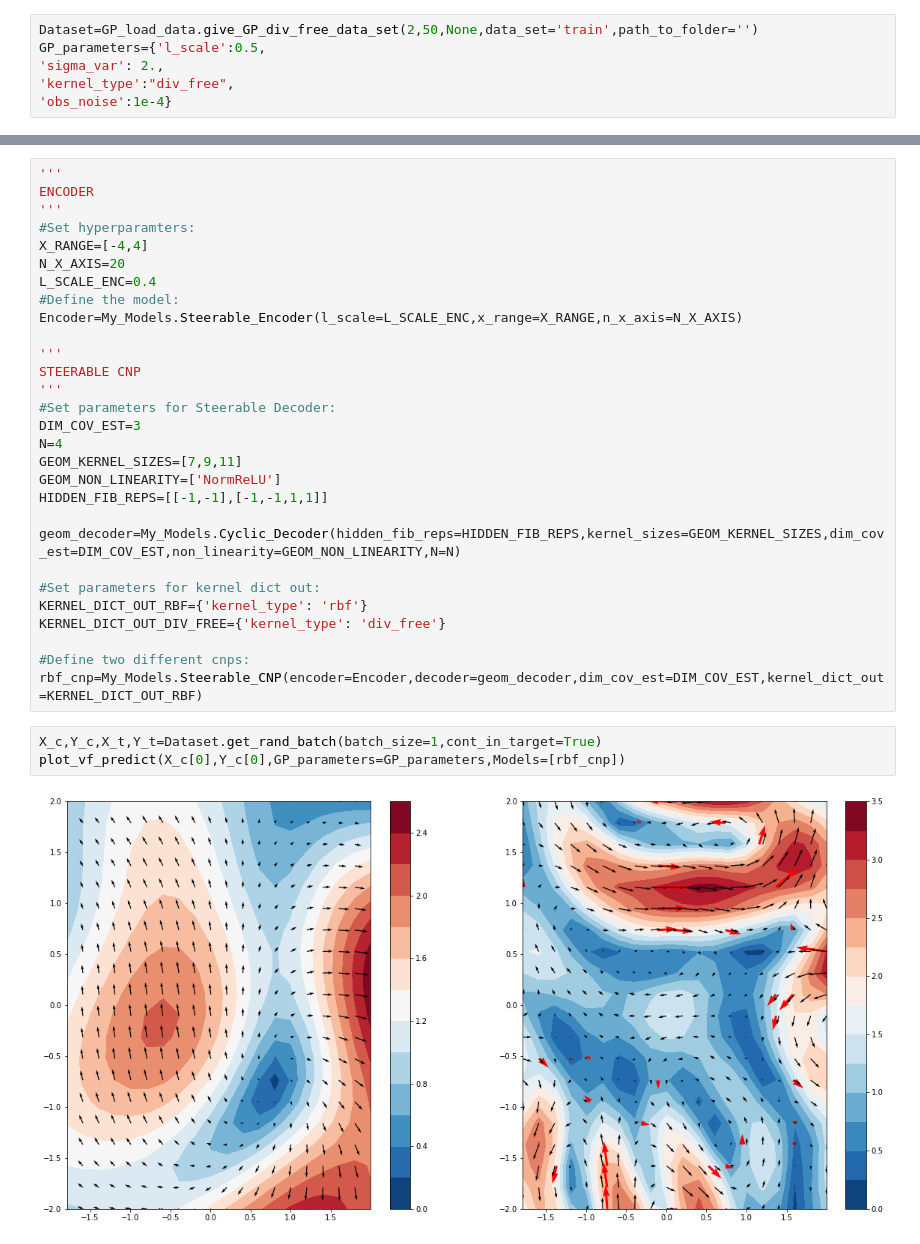
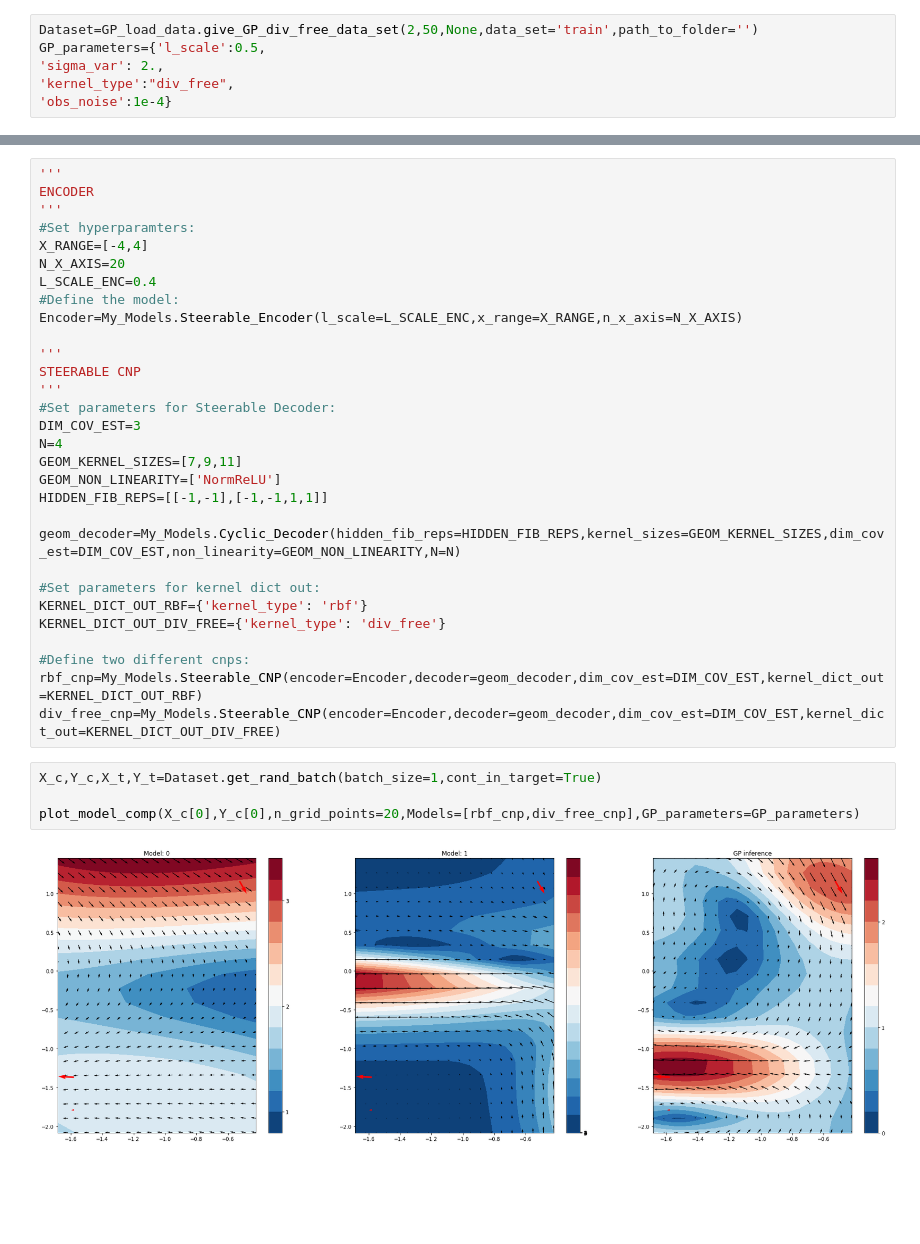
Before and after one commit to PeterHolderrieth/Steerable_CNPs, a Jupyter notebook: Tasks/GP_div_free_small/test_and_plot.ipynb, the cells around one changed output, grey strips where cells are left out. Cells and saved outputs as stored; diff of their text form; blank space fills up the shorter version.

```diff
--- a/Tasks/GP_div_free_small/test_and_plot.ipynb
+++ b/Tasks/GP_div_free_small/test_and_plot.ipynb
@@ -151,8 +181,10 @@ KERNEL_DICT_OUT_DIV_FREE={'kernel_type': 'div_free'}
 
 #Define two different cnps:
 rbf_cnp=My_Models.Steerable_CNP(encoder=Encoder,decoder=geom_decoder,dim_cov_est=DIM_COV_EST,kernel_dict_out=KERNEL_DICT_OUT_RBF)
+div_free_cnp=My_Models.Steerable_CNP(encoder=Encoder,decoder=geom_decoder,dim_cov_est=DIM_COV_EST,kernel_dict_out=KERNEL_DICT_OUT_DIV_FREE)
 # %%
 X_c,Y_c,X_t,Y_t=Dataset.get_rand_batch(batch_size=1,cont_in_target=True)
-plot_vf_predict(X_c[0],Y_c[0],GP_parameters=GP_parameters,Models=[rbf_cnp])
+
+plot_model_comp(X_c[0],Y_c[0],n_grid_points=20,Models=[rbf_cnp,div_free_cnp],GP_parameters=GP_parameters)
 # %% [output]
-[figure, old version]
+[figure, new version]
```
Also changed, not shown: parts of 7 cells of this notebook.
